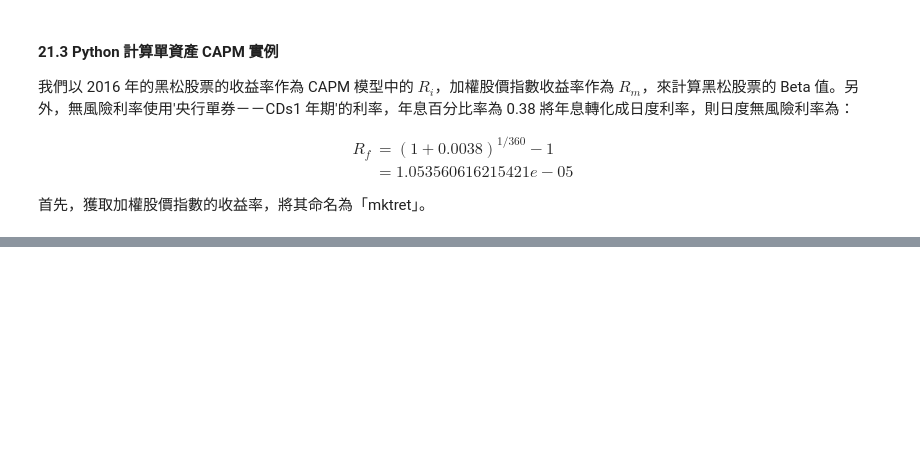
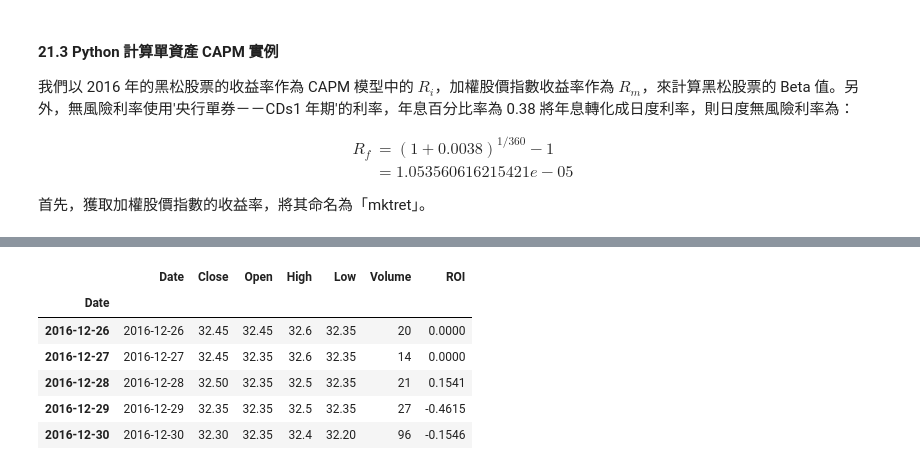
Before and after one commit to okluda/finpy_practice, a Jupyter notebook: ch_21.ipynb, the cells around one changed output, grey strips where cells are left out. Saved outputs shown, nothing was run; the diff lists cells and outputs as text; code cells hidden in the pictures; blank space fills up the shorter version.

```diff
--- a/ch_21.ipynb
+++ b/ch_21.ipynb
@@ -80,0 +108,10 @@ $$R$$
+# %%
+HeySong.tail()
+# %% [output]
+|  | Date | Close | Open | High | Low | Volume | ROI |
+| Date |  |  |  |  |  |  |  |
+| 2016-12-26 | 2016-12-26 | 32.45 | 32.45 | 32.6 | 32.35 | 20 | 0.0000 |
+| 2016-12-27 | 2016-12-27 | 32.45 | 32.35 | 32.6 | 32.35 | 14 | 0.0000 |
+| 2016-12-28 | 2016-12-28 | 32.50 | 32.35 | 32.5 | 32.35 | 21 | 0.1541 |
+| 2016-12-29 | 2016-12-29 | 32.35 | 32.35 | 32.5 | 32.35 | 27 | -0.4615 |
+| 2016-12-30 | 2016-12-30 | 32.30 | 32.35 | 32.4 | 32.20 | 96 | -0.1546 |
```
Also changed, not shown: parts of 17 cells of this notebook.
